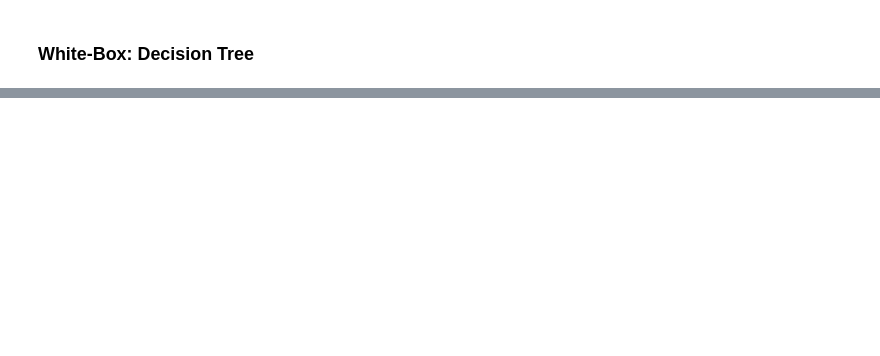
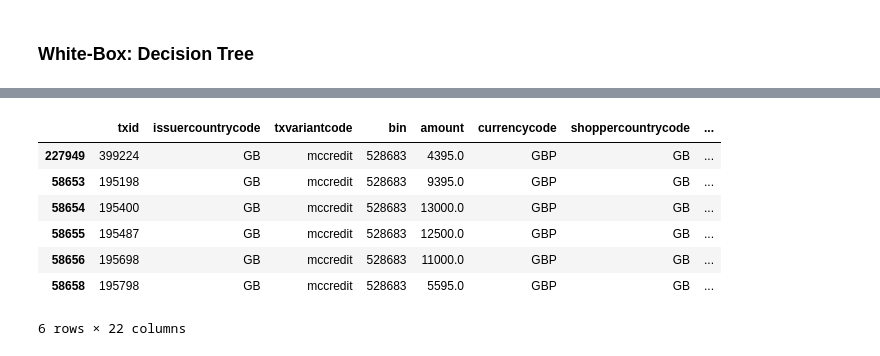
Before and after one commit to enreina/cs4035-lab, a Jupyter notebook: lab1/fraud_detection.ipynb, the cells around one changed output, grey strips where cells are left out. Cells and saved outputs as stored; diff of their text form; code cells hidden in the pictures; blank space fills up the shorter version.

```diff
--- a/lab1/fraud_detection.ipynb
+++ b/lab1/fraud_detection.ipynb
@@ -883,0 +920,2 @@ graph.render("decision_tree_fraud")
+# %%
+temp = temp.join(average, on='card_id', rsuffix="_mean")
@@ -883,0 +944,5 @@ graph.render("decision_tree_fraud")
+# %%
+num_unique_card_mail = temp.groupby([temp['card_id'], temp['mail_id']]).count()[["txid"]]
+num_unique_card_mail.rename(index=str, columns={"txid": "num_unique_card_mail"}, inplace=True)
+num_unique_card_mail
+temp = temp.join(num_unique_card_mail, on=['card_id','mail_id'])
@@ -883,0 +959,21 @@ graph.render("decision_tree_fraud")
+# %%
+for x in temp.columns:
+    if temp[x].dtypes == np.dtype('O'):
+        temp = temp.drop([x], axis=1)
+
+temp = temp.drop(['creationdate'], axis=1)
+# temp = temp.drop(['bin'], axis=1)
+print temp.dtypes
+
+labels = temp['is_fraud']
+temp = temp.drop(['is_fraud'], axis=1)
+
+temp = pd.get_dummies(temp, dummy_na=True)
+temp.head()
+
+feature_names = temp.columns
+
+labels = np.array(labels)
+temp = np.array(temp)
+
+len(feature_names)
@@ -883,0 +982,3 @@ graph.render("decision_tree_fraud")
+# %%
+clf = RandomForestClassifier(n_estimators=200, n_jobs=-1, max_depth=10, random_state=12)
+run_cross_validation(clf, temp, labels, verbose=True)
@@ -883,0 +1023,12 @@ graph.render("decision_tree_fraud")
+# %%
+temp.loc[(temp['is_fraud'] == 1)]['card_id'].value_counts()
+temp.loc[temp['card_id'] == 'card158982'].sort_values(by='creationdate')
+# %% [output]
+|  | txid | issuercountrycode | txvariantcode | bin | amount | currencycode | shoppercountrycode | ... |
+| 227949 | 399224 | GB | mccredit | 528683 | 4395.0 | GBP | GB | ... |
+| 58653 | 195198 | GB | mccredit | 528683 | 9395.0 | GBP | GB | ... |
+| 58654 | 195400 | GB | mccredit | 528683 | 13000.0 | GBP | GB | ... |
+| 58655 | 195487 | GB | mccredit | 528683 | 12500.0 | GBP | GB | ... |
+| 58656 | 195698 | GB | mccredit | 528683 | 11000.0 | GBP | GB | ... |
+| 58658 | 195798 | GB | mccredit | 528683 | 5595.0 | GBP | GB | ... |
+6 rows × 22 columns
```
Also changed, not shown: parts of 27 cells of this notebook.
